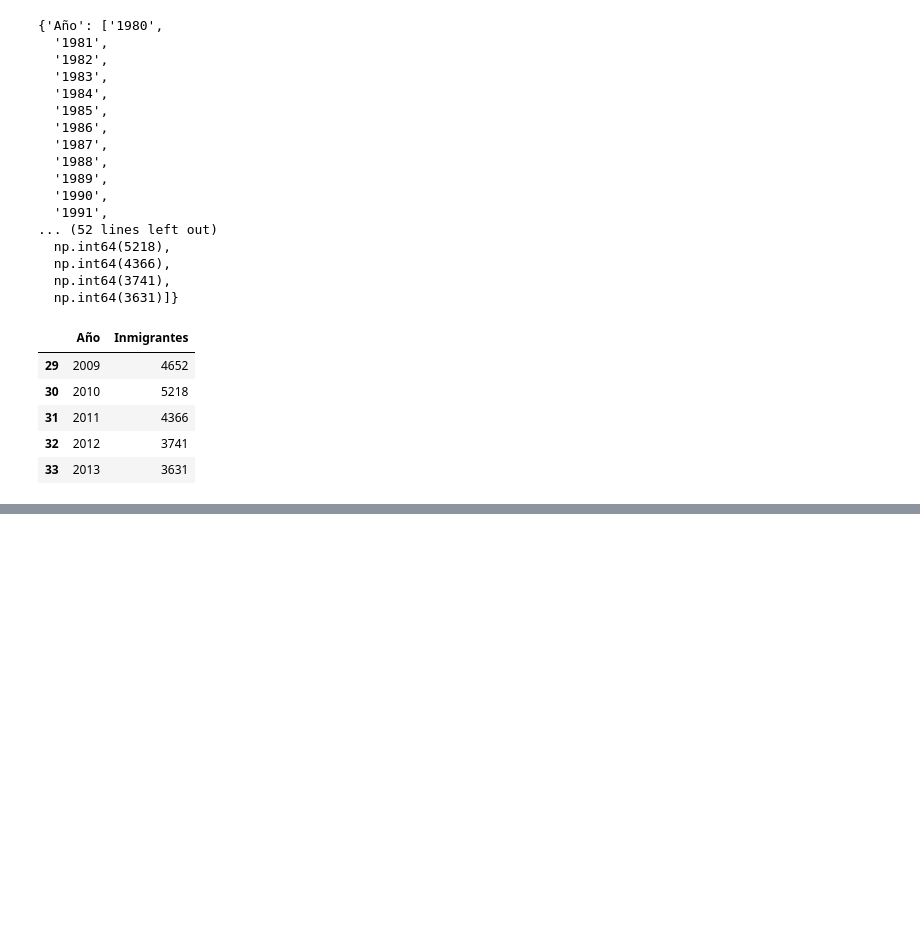
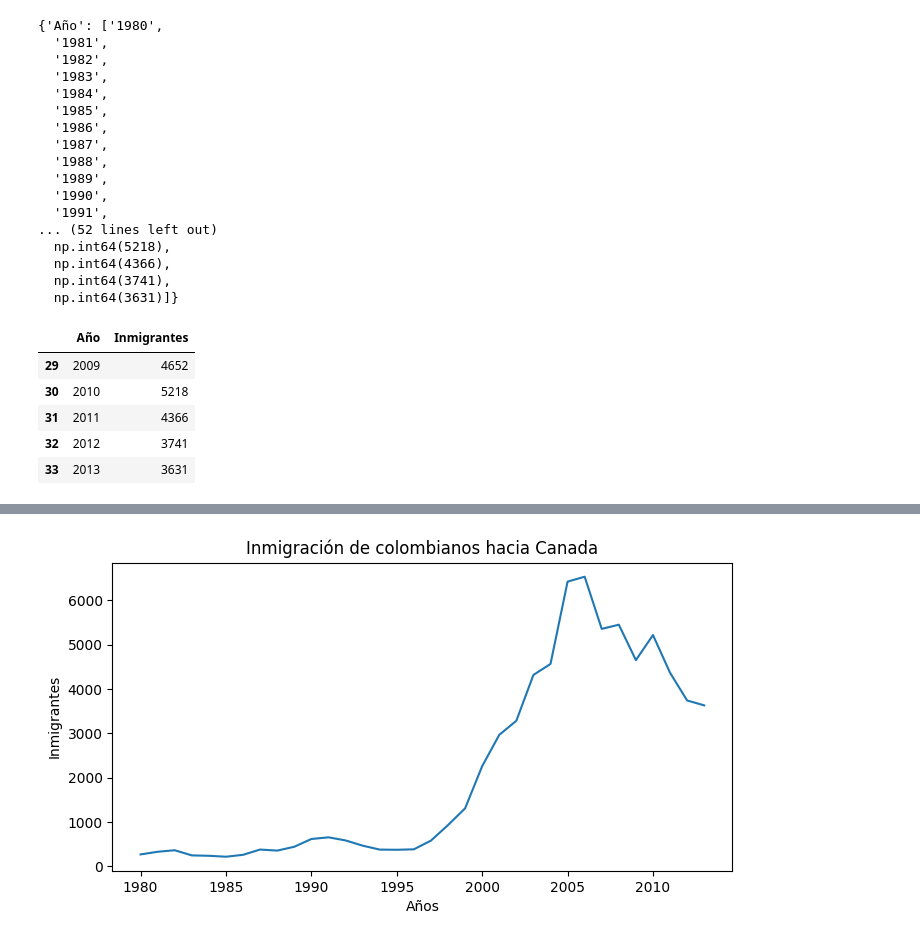
Before and after one commit to AndresCMontejo/Visualizaci-n-de-datos-con-Python-Matplotlib-Seaborn-y-Plotly, a Jupyter notebook: visualizacion_de_datos_con_python.ipynb, the cells around one changed output, grey strips where cells are left out. Drawn from its saved outputs; the diff is of its cells as text; code cells hidden in the pictures; blank space fills up the shorter version.

```diff
--- a/visualizacion_de_datos_con_python.ipynb
+++ b/visualizacion_de_datos_con_python.ipynb
@@ -149,0 +166,12 @@ datos_col.tail()
+# %%
+#COLOCANDO TITUTLOS
+plt.figure(figsize=(8,4)) #podemos establecer la medida de nuestro grafico, los valores son el PULGADAS.
+plt.plot(datos_col['Año'], datos_col['Inmigrantes'])
+plt.xticks(['1980','1985','1990','1995','2000','2005','2010']) #la función plt.xticks() de la librería Matplotlib se utiliza para manipular las marcas (ticks) y etiquetas del eje x de un gráfico. Permite establecer las posiciones y etiquetas de las marcas, así como personalizar su apariencia.
+plt.title('Inmigración de colombianos hacia Canada') #CREANDO EL TITULO
+#Etiquetas para el eje X y Y
+plt.xlabel('Años')
+plt.ylabel('Inmigrantes')
+plt.show() #Tiene que ser el último comando
+# %% [output]
+[figure, added]
```
Also changed, not shown: parts of 7 cells of this notebook.
